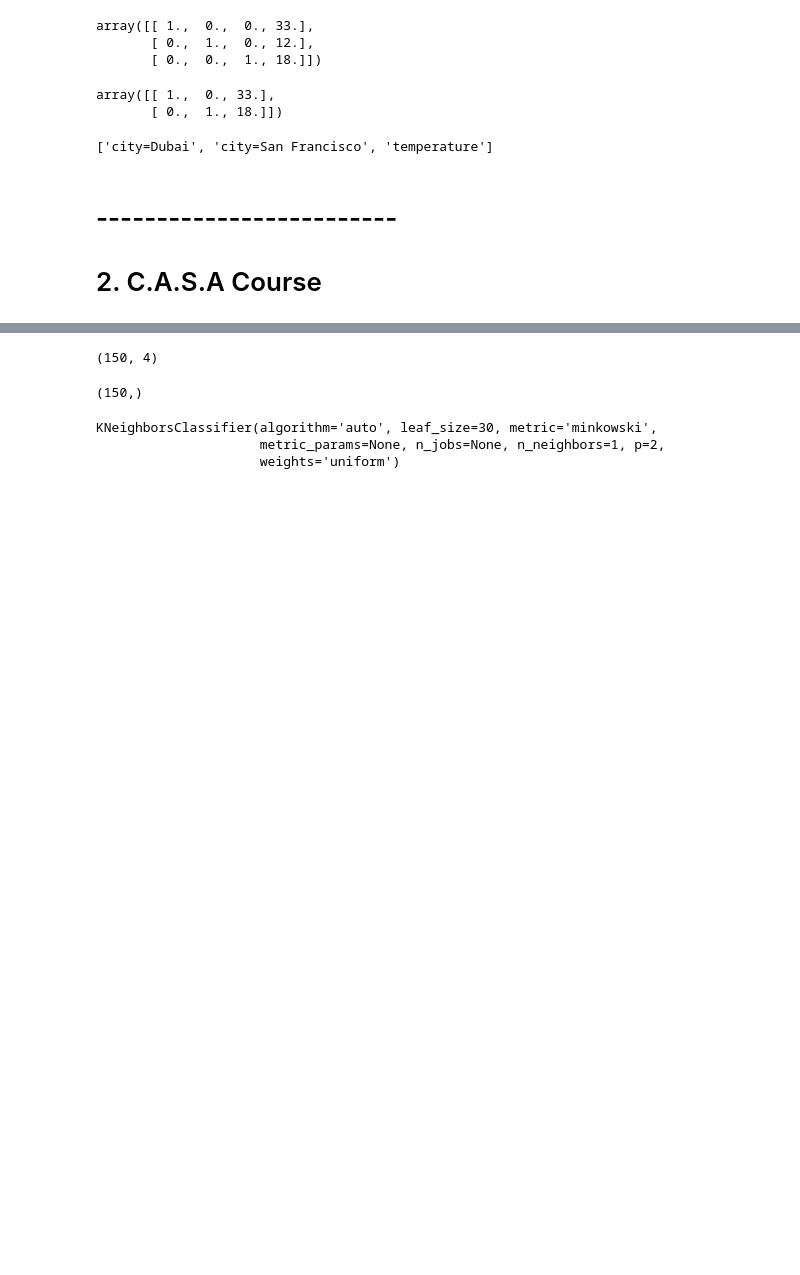
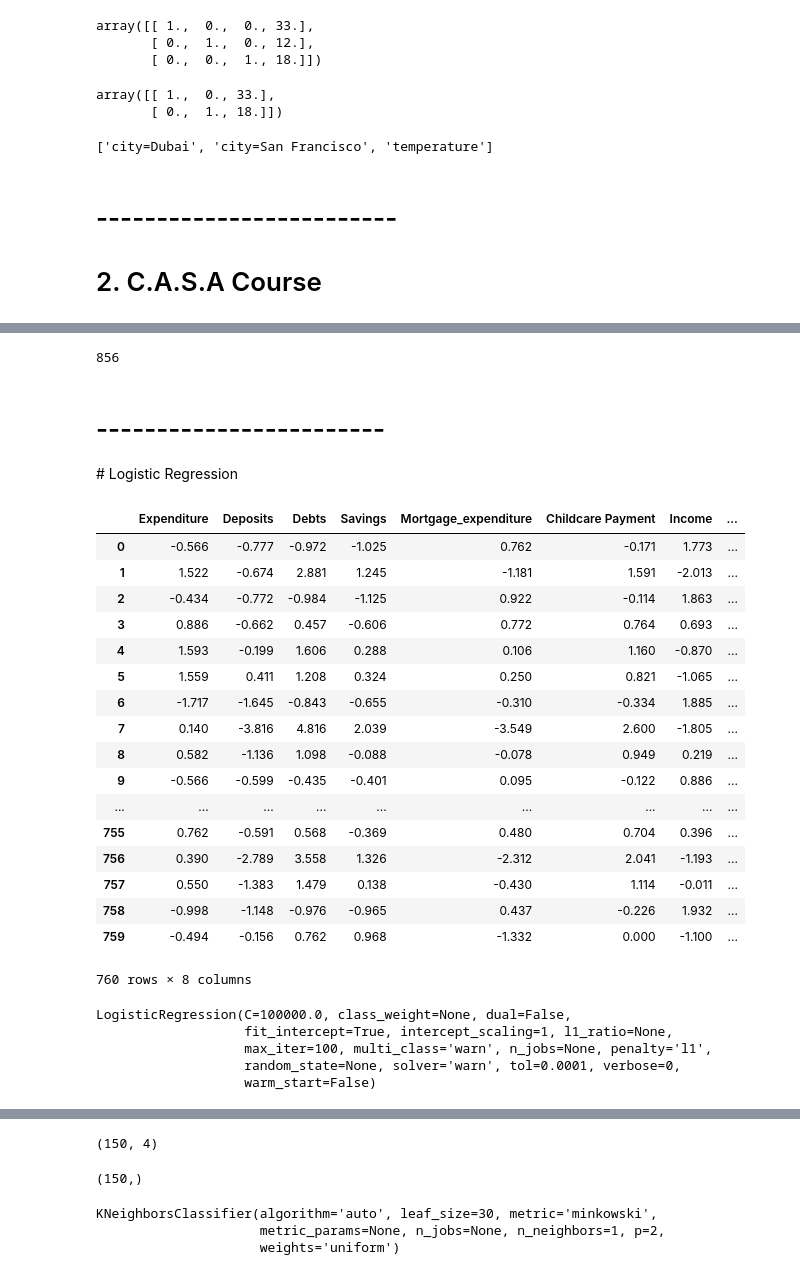
Before and after one commit to Paps90/CASA2019, a Jupyter notebook: 1_scikit.ipynb, the cells around one changed output, grey strips where cells are left out. Cells and saved outputs as stored; diff of their text form; code cells hidden in the pictures; blank space fills up the shorter version.

```diff
--- a/1_scikit.ipynb
+++ b/1_scikit.ipynb
@@ -529,0 +435,16 @@ NotFittedError: This SVC instance is not fitted yet. Call 'fit' with appropriate
+# %%
+# ------------------------------------
+# different penalty functions for example
+#penalty = "11"  linear distance
+#penalty = "12"  quadratic distance
+
+cls = LinearSVC(penalty="l2",dual=False)
+
+cls.fit(Features,Group)
+predictions = cls.predict(Features)
+numpy.sum(predictions==Group)
+# %% [output]
+856
+# %% [markdown]
+# ------------------------
+# Logistic Regression
@@ -529,0 +456,22 @@ NotFittedError: This SVC instance is not fitted yet. Call 'fit' with appropriate
+# %%
+df= pandas.read_csv('2_credit_scoring.csv', index_col=False, header=0);
+df
+# %% [output]
+|  | Expenditure | Deposits | Debts | Savings | Mortgage_expenditure | Childcare Payment | Income | ... |
+| 0 | -0.566 | -0.777 | -0.972 | -1.025 | 0.762 | -0.171 | 1.773 | ... |
+| 1 | 1.522 | -0.674 | 2.881 | 1.245 | -1.181 | 1.591 | -2.013 | ... |
+| 2 | -0.434 | -0.772 | -0.984 | -1.125 | 0.922 | -0.114 | 1.863 | ... |
+| 3 | 0.886 | -0.662 | 0.457 | -0.606 | 0.772 | 0.764 | 0.693 | ... |
+| 4 | 1.593 | -0.199 | 1.606 | 0.288 | 0.106 | 1.160 | -0.870 | ... |
+| 5 | 1.559 | 0.411 | 1.208 | 0.324 | 0.250 | 0.821 | -1.065 | ... |
+| 6 | -1.717 | -1.645 | -0.843 | -0.655 | -0.310 | -0.334 | 1.885 | ... |
+| 7 | 0.140 | -3.816 | 4.816 | 2.039 | -3.549 | 2.600 | -1.805 | ... |
+| 8 | 0.582 | -1.136 | 1.098 | -0.088 | -0.078 | 0.949 | 0.219 | ... |
+| 9 | -0.566 | -0.599 | -0.435 | -0.401 | 0.095 | -0.122 | 0.886 | ... |
+| ... | ... | ... | ... | ... | ... | ... | ... | ... |
+| 755 | 0.762 | -0.591 | 0.568 | -0.369 | 0.480 | 0.704 | 0.396 | ... |
+| 756 | 0.390 | -2.789 | 3.558 | 1.326 | -2.312 | 2.041 | -1.193 | ... |
+| 757 | 0.550 | -1.383 | 1.479 | 0.138 | -0.430 | 1.114 | -0.011 | ... |
+| 758 | -0.998 | -1.148 | -0.976 | -0.965 | 0.437 | -0.226 | 1.932 | ... |
+| 759 | -0.494 | -0.156 | 0.762 | 0.968 | -1.332 | 0.000 | -1.100 | ... |
+760 rows × 8 columns
@@ -529,0 +481,9 @@ NotFittedError: This SVC instance is not fitted yet. Call 'fit' with appropriate
+# %%
+logreg = linear_model.LogisticRegression(C=0.10,penalty="l1")   # C = 0.10 ; C= 1e5
+logreg.fit(data, credit)
+# %% [output]
+LogisticRegression(C=100000.0, class_weight=None, dual=False,
+                   fit_intercept=True, intercept_scaling=1, l1_ratio=None,
+                   max_iter=100, multi_class='warn', n_jobs=None, penalty='l1',
+                   random_state=None, solver='warn', tol=0.0001, verbose=0,
+                   warm_start=False)
```
Also changed, not shown: parts of 96 cells of this notebook, 7 other files.
